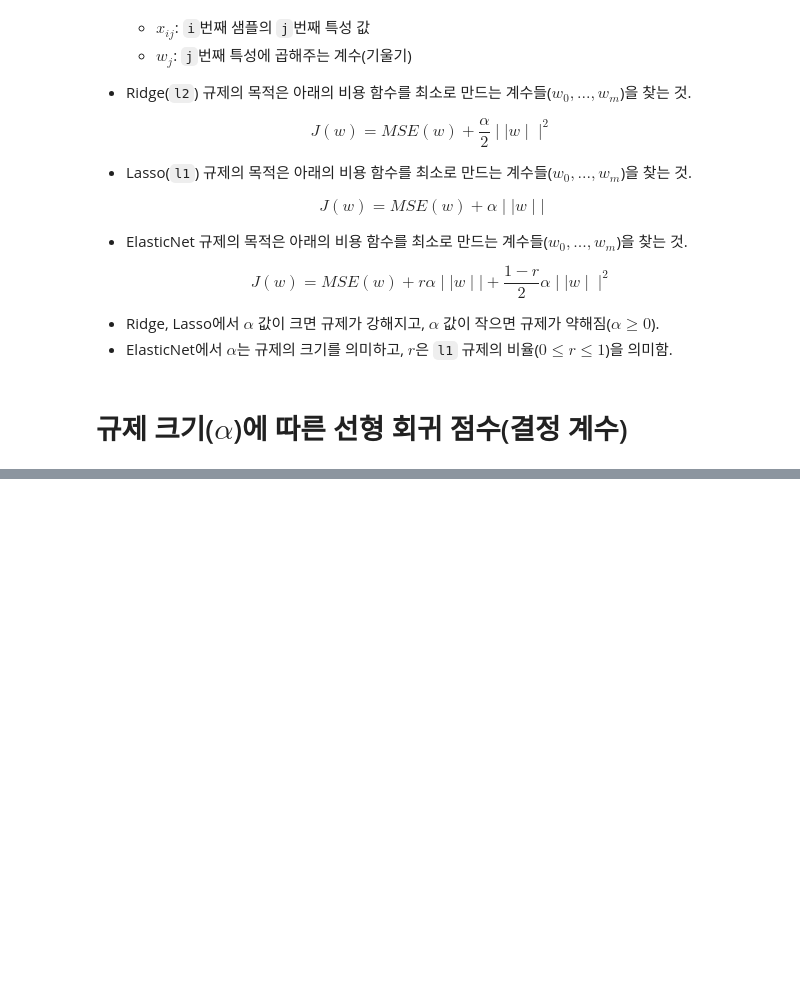
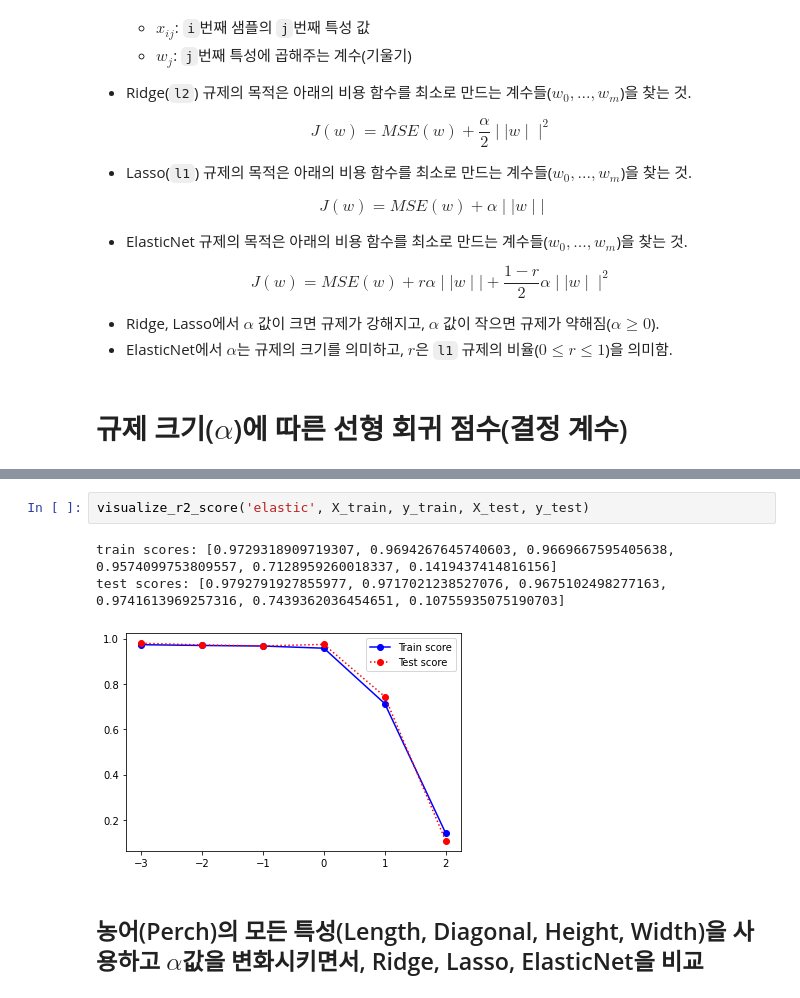
Before and after one commit to JakeOh/202105_itw_bd26, a Jupyter notebook: lab_ml/ml06_multiple_regression.ipynb, the cells around one changed output, grey strips where cells are left out. Saved outputs shown, nothing was run; the diff lists cells and outputs as text; blank space fills up the shorter version.

```diff
--- a/lab_ml/ml06_multiple_regression.ipynb
+++ b/lab_ml/ml06_multiple_regression.ipynb
@@ -521,0 +577,8 @@ $$
+# %%
+visualize_r2_score('elastic', X_train, y_train, X_test, y_test)
+# %% [output]
+train scores: [0.9729318909719307, 0.9694267645740603, 0.9669667595405638, 0.9574099753809557, 0.7128959260018337, 0.1419437414816156]
+test scores: [0.9792791927855977, 0.9717021238527076, 0.9675102498277163, 0.9741613969257316, 0.7439362036454651, 0.10755935075190703]
+[figure, added]
+# %% [markdown]
+## 농어(Perch)의 모든 특성(Length, Diagonal, Height, Width)을 사용하고 $\alpha$값을 변화시키면서, Ridge, Lasso, ElasticNet을 비교
```
Also changed, not shown: parts of 3 cells of this notebook.
